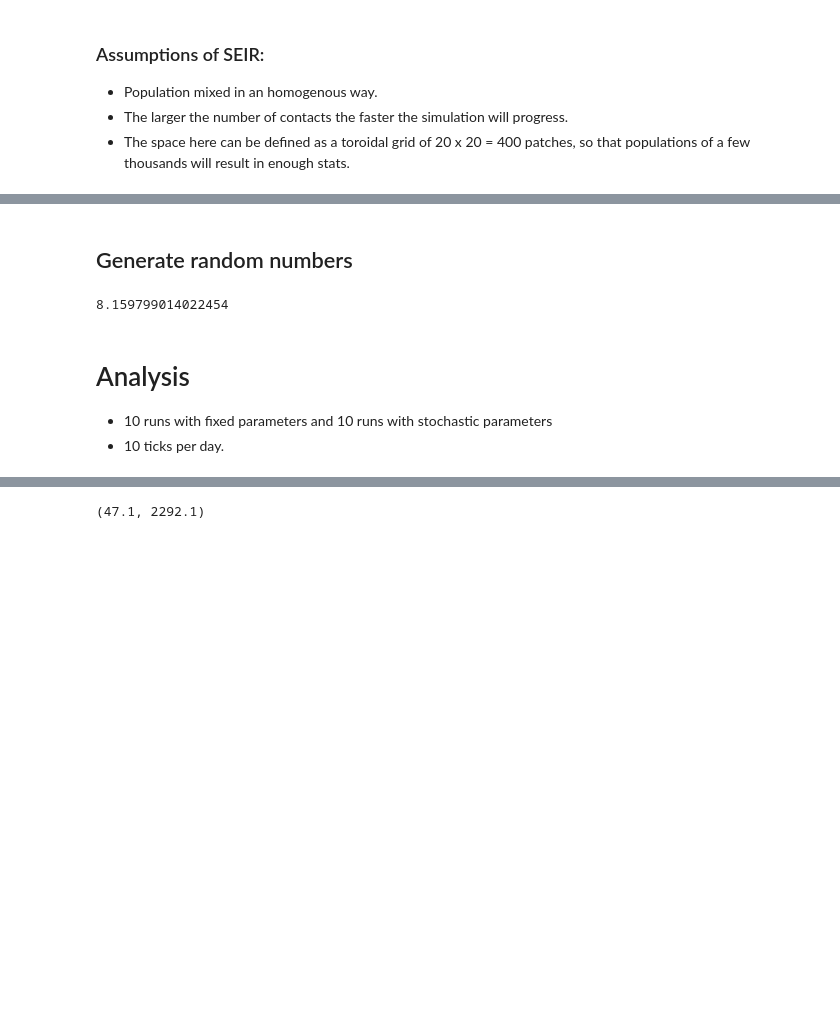
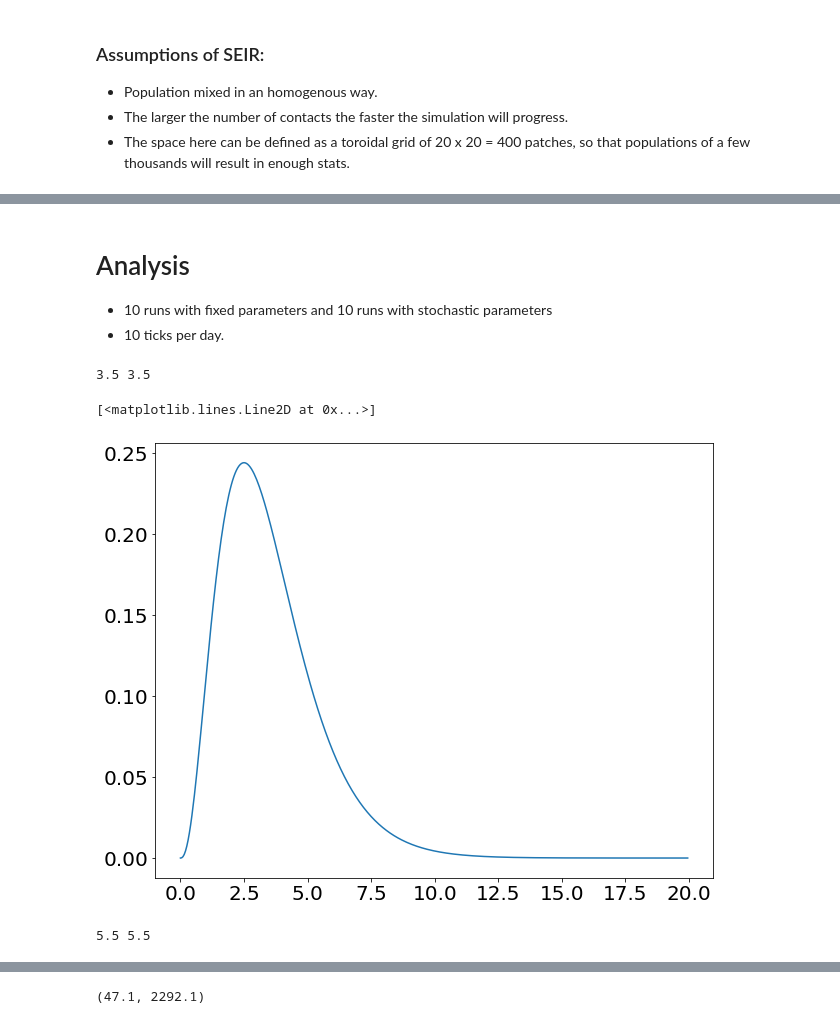
Before and after one commit to jjgomezcadenas/mesaTutorials, a Jupyter notebook: notebooks/BarrioTortugaSEIR.ipynb, the cells around one changed output, grey strips where cells are left out. Drawn from its saved outputs; the diff is of its cells as text; code cells hidden in the pictures; blank space fills up the shorter version.

```diff
--- a/notebooks/BarrioTortugaSEIR.ipynb
+++ b/notebooks/BarrioTortugaSEIR.ipynb
@@ -90,11 +59,22 @@ print(ti, ti_var)
-# %% [markdown]
-## Generate random numbers
-# %%
-r = gamma.rvs(a=5.8, scale=0.95)
-r
-# %% [output]
-8.159799014022454
 # %% [markdown]
 # Analysis
 - 10 runs with fixed parameters and 10 runs with stochastic parameters
 - 10 ticks per day.
+# %%
+ti, ti_var  = gamma.stats(a=3.5, scale=1, moments='mv')
+print(ti, ti_var)
+# %% [output]
+3.5 3.5
+# %%
+X=np.arange(0,20,0.05)
+Y = gamma.pdf(X,a=3.5, scale=1)
+# %%
+plt.plot(X,Y)
+# %% [output]
+[<matplotlib.lines.Line2D at 0x...>]
+[figure, added]
+# %%
+ti, ti_var  = gamma.stats(a=5.5, scale=1.0, moments='mv')
+print(ti, ti_var)
+# %% [output]
+5.5 5.5
```
Also changed, not shown: parts of 76 cells of this notebook, 5 other files.
